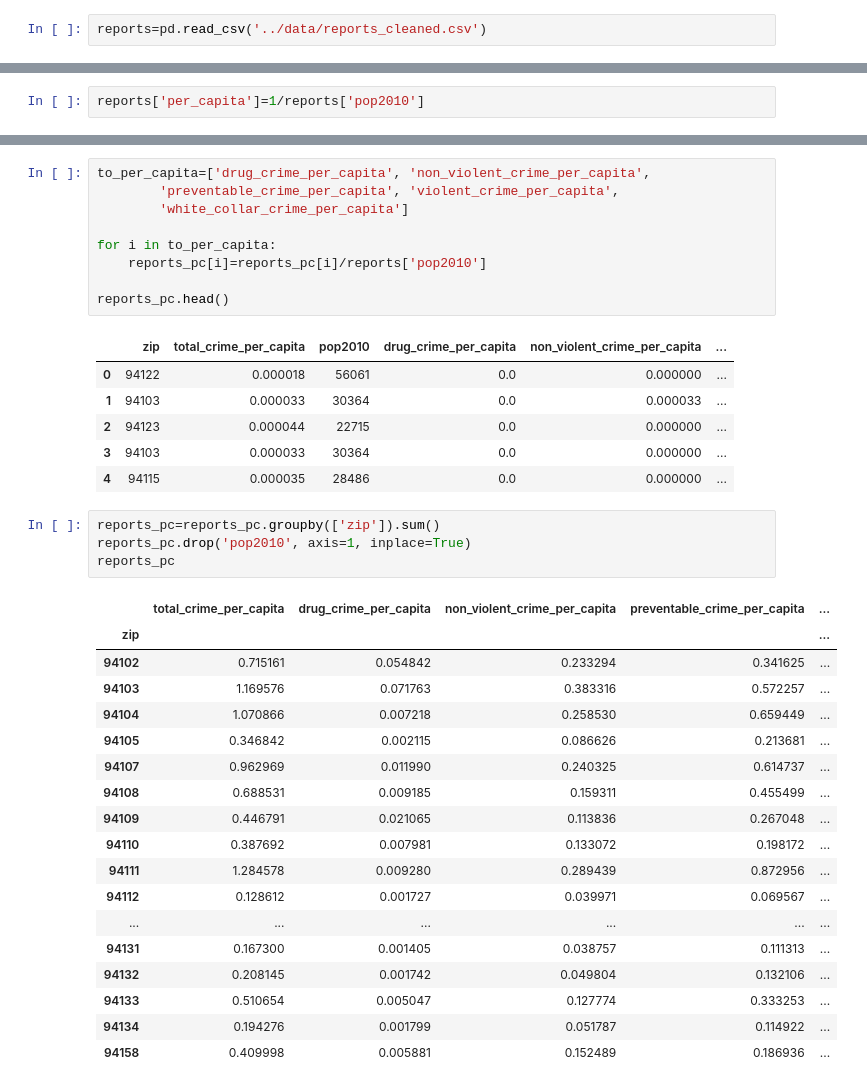
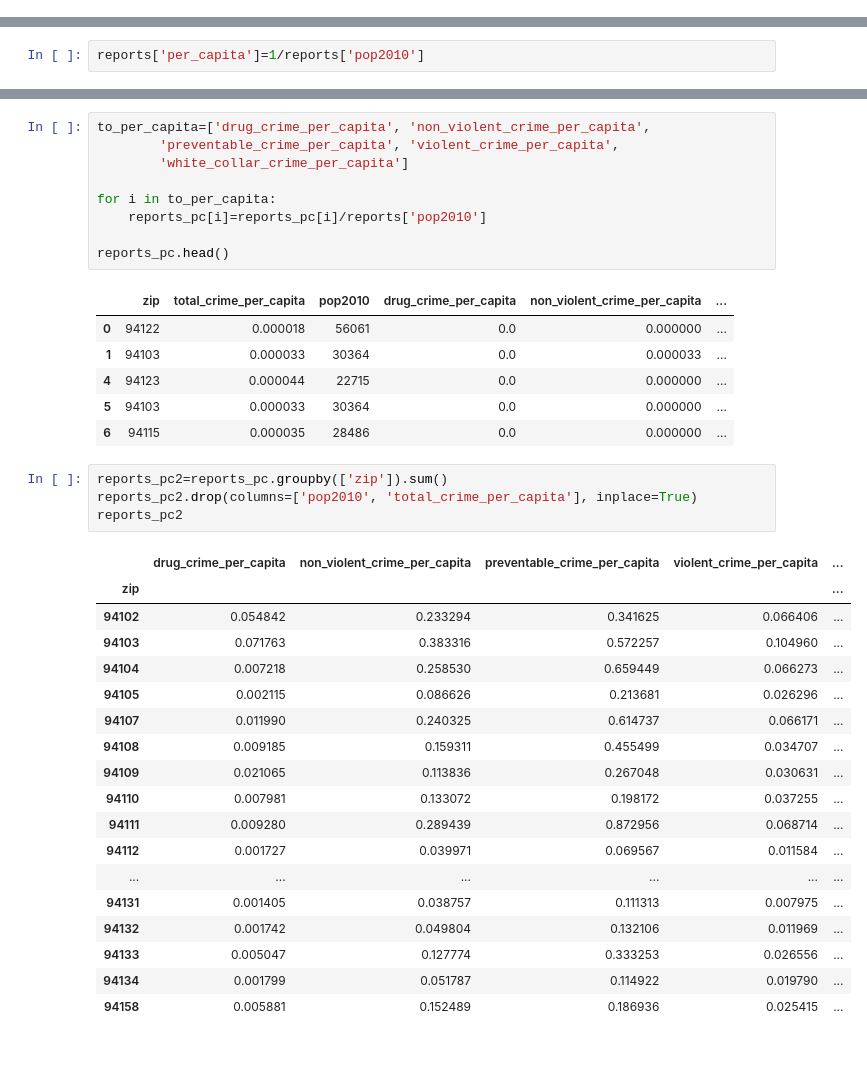
Before and after one commit to yeoelton/Predicting-Crime-San-Francisco, a Jupyter notebook: code/Capstone Project_Part 1.ipynb, the cells around one changed output, grey strips where cells are left out. Cells and saved outputs as stored; diff of their text form; blank space fills up the shorter version.

```diff
--- a/code/Capstone Project_Part 1.ipynb
+++ b/code/Capstone Project_Part 1.ipynb
@@ -866,8 +893,6 @@ reports.to_csv('../data/reports_cleaned.csv', index=False)
 ### Further Feature Engineering
 
 We will match longitude and latitude to zipcodes, and combine with a new dataset with zipcode and related variables.
-# %%
-reports=pd.read_csv('../data/reports_cleaned.csv')
 # %%
 reports[['latitude', 'longitude']]
 # %% [output]
@@ -1052,29 +1077,29 @@ reports_pc.head()
 |  | zip | total_crime_per_capita | pop2010 | drug_crime_per_capita | non_violent_crime_per_capita | ... |
 | 0 | 94122 | 0.000018 | 56061 | 0.0 | 0.000000 | ... |
 | 1 | 94103 | 0.000033 | 30364 | 0.0 | 0.000033 | ... |
-| 2 | 94123 | 0.000044 | 22715 | 0.0 | 0.000000 | ... |
-| 3 | 94103 | 0.000033 | 30364 | 0.0 | 0.000000 | ... |
-| 4 | 94115 | 0.000035 | 28486 | 0.0 | 0.000000 | ... |
+| 4 | 94123 | 0.000044 | 22715 | 0.0 | 0.000000 | ... |
+| 5 | 94103 | 0.000033 | 30364 | 0.0 | 0.000000 | ... |
+| 6 | 94115 | 0.000035 | 28486 | 0.0 | 0.000000 | ... |
 # %%
-reports_pc=reports_pc.groupby(['zip']).sum()
-reports_pc.drop('pop2010', axis=1, inplace=True)
-reports_pc
+reports_pc2=reports_pc.groupby(['zip']).sum()
+reports_pc2.drop(columns=['pop2010', 'total_crime_per_capita'], inplace=True)
+reports_pc2
 # %% [output]
-|  | total_crime_per_capita | drug_crime_per_capita | non_violent_crime_per_capita | preventable_crime_per_capita | ... |
+|  | drug_crime_per_capita | non_violent_crime_per_capita | preventable_crime_per_capita | violent_crime_per_capita | ... |
 | zip |  |  |  |  | ... |
-| 94102 | 0.715161 | 0.054842 | 0.233294 | 0.341625 | ... |
-| 94103 | 1.169576 | 0.071763 | 0.383316 | 0.572257 | ... |
-| 94104 | 1.070866 | 0.007218 | 0.258530 | 0.659449 | ... |
-| 94105 | 0.346842 | 0.002115 | 0.086626 | 0.213681 | ... |
-| 94107 | 0.962969 | 0.011990 | 0.240325 | 0.614737 | ... |
-| 94108 | 0.688531 | 0.009185 | 0.159311 | 0.455499 | ... |
-| 94109 | 0.446791 | 0.021065 | 0.113836 | 0.267048 | ... |
-| 94110 | 0.387692 | 0.007981 | 0.133072 | 0.198172 | ... |
-| 94111 | 1.284578 | 0.009280 | 0.289439 | 0.872956 | ... |
-| 94112 | 0.128612 | 0.001727 | 0.039971 | 0.069567 | ... |
+| 94102 | 0.054842 | 0.233294 | 0.341625 | 0.066406 | ... |
+| 94103 | 0.071763 | 0.383316 | 0.572257 | 0.104960 | ... |
+| 94104 | 0.007218 | 0.258530 | 0.659449 | 0.066273 | ... |
+| 94105 | 0.002115 | 0.086626 | 0.213681 | 0.026296 | ... |
+| 94107 | 0.011990 | 0.240325 | 0.614737 | 0.066171 | ... |
+| 94108 | 0.009185 | 0.159311 | 0.455499 | 0.034707 | ... |
+| 94109 | 0.021065 | 0.113836 | 0.267048 | 0.030631 | ... |
+| 94110 | 0.007981 | 0.133072 | 0.198172 | 0.037255 | ... |
+| 94111 | 0.009280 | 0.289439 | 0.872956 | 0.068714 | ... |
+| 94112 | 0.001727 | 0.039971 | 0.069567 | 0.011584 | ... |
 | ... | ... | ... | ... | ... | ... |
-| 94131 | 0.167300 | 0.001405 | 0.038757 | 0.111313 | ... |
-| 94132 | 0.208145 | 0.001742 | 0.049804 | 0.132106 | ... |
-| 94133 | 0.510654 | 0.005047 | 0.127774 | 0.333253 | ... |
-| 94134 | 0.194276 | 0.001799 | 0.051787 | 0.114922 | ... |
-| 94158 | 0.409998 | 0.005881 | 0.152489 | 0.186936 | ... |
+| 94131 | 0.001405 | 0.038757 | 0.111313 | 0.007975 | ... |
+| 94132 | 0.001742 | 0.049804 | 0.132106 | 0.011969 | ... |
+| 94133 | 0.005047 | 0.127774 | 0.333253 | 0.026556 | ... |
+| 94134 | 0.001799 | 0.051787 | 0.114922 | 0.019790 | ... |
+| 94158 | 0.005881 | 0.152489 | 0.186936 | 0.025415 | ... |
```
Also changed, not shown: parts of 84 cells of this notebook, 1 other file.
